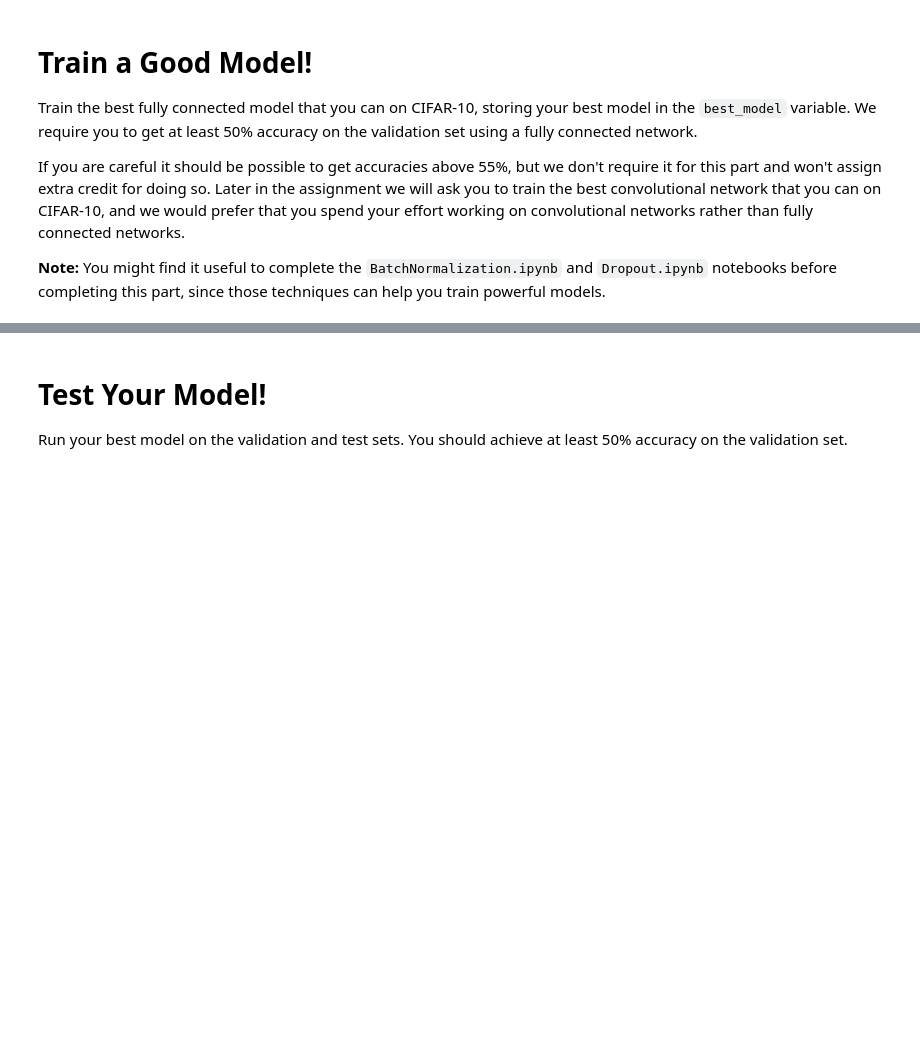
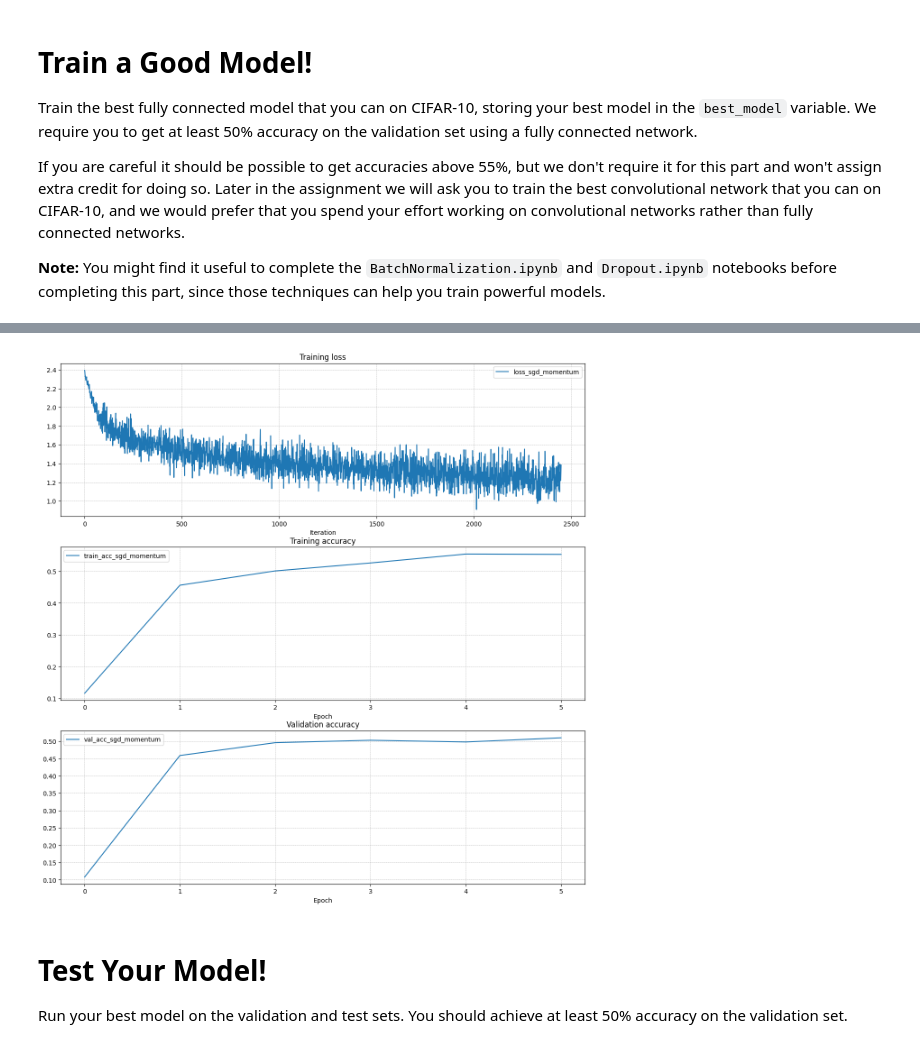
Before and after one commit to Huanhuan-Jiang/stanford-cs231n, a Jupyter notebook: assignments/assignment2/FullyConnectedNets.ipynb, the cells around one changed output, grey strips where cells are left out. Saved outputs shown, nothing was run; the diff lists cells and outputs as text; code cells hidden in the pictures; blank space fills up the shorter version.

```diff
--- a/assignments/assignment2/FullyConnectedNets.ipynb
+++ b/assignments/assignment2/FullyConnectedNets.ipynb
@@ -497,49 +499,65 @@ best_model = None
 # *****START OF YOUR CODE (DO NOT DELETE/MODIFY THIS LINE)*****
 
 input_size = 32 * 32 * 3
-hidden_size = 256
-num_classes = 10
-model = TwoLayerNet(input_size, hidden_size, num_classes)
-solver = None
+hidden_dims = [100, 100, 100, 100, 100]
+num_classes = data["y_val"].shape
+num_epochs = 10
+lr = 1e-4
 
-hidden_sizes = [128, 256]
-num_epochs_ = [40]
-learning_rates = [2e-3]
-regularization_strengths = [0, 1.0]
+dropout_keep_ratio=0.25
+weight_scale=0.05
+reg=0
 
-for hidden_size in hidden_sizes:
-    for num_epochs in num_epochs_:
-        for lr in learning_rates:
-            for reg in regularization_strengths:
-                print('Running a hidden_size of: %d, a num_epoch of: %d, a learning_rate of %f, and a regularization_strength of %f'%
-                      (hidden_size, num_epochs, lr, reg))
-                model = TwoLayerNet(input_size, hidden_size, num_classes, reg=reg)
-                solver = Solver(model, data,
-                                update_rule='sgd',
-                                optim_config={
-                                'learning_rate': lr,
-                                },
-                                lr_decay=0.95,
-                                num_epochs=num_epochs, batch_size=200,
-                                print_every=100,
-                                verbose = False)
-                solver.train()
+lr_decay=0.95
+batch_size=200
 
-                current_max_val_accuracy = max(solver.val_acc_history)
-                print('Current validation accuracy is %f'% current_max_val_accuracy)
+solvers = {}
 
-                if current_max_val_accuracy > max_val_accuracy:
-                    best_model = model
-                    max_val_accuracy = current_max_val_accuracy
-                    best_hidden_size = hidden_size
-                    best_num_epoch = num_epochs
-                    best_learning_rate = lr
-                    best_reg = reg
+update_rule = 'sgd_momentum'
+print('Running with ', update_rule)
+model = FullyConnectedNet(
+        [100, 100, 100, 100, 100],
+        weight_scale=5e-2,
+        dropout_keep_ratio=dropout_keep_ratio,
+        normalization='batchnorm'
+    )
 
-print('The best_model\'s validation accuracy is %f with a hidden size of: %d, a num_epoch of: %d, a learning_rate of %f, and a regularization_strength of %f' %
-          (max_val_accuracy, best_hidden_size, best_num_epoch, best_learning_rate, best_reg)) # Goal: 48%. Best can be over 52%
+solver = Solver(
+        model,
+        data,
+        num_epochs=5,
+        batch_size=100,
+        update_rule=update_rule,
+        optim_config={'learning_rate': 5e-3},
+        verbose=True,
+    )
+solver.train()
+
+fig, axes = plt.subplots(3, 1, figsize=(15, 15))
+
+axes[0].set_title('Training loss')
+axes[0].set_xlabel('Iteration')
+axes[1].set_title('Training accuracy')
+axes[1].set_xlabel('Epoch')
+axes[2].set_title('Validation accuracy')
+axes[2].set_xlabel('Epoch')
+
+
+axes[0].plot(solver.loss_history, label=f"loss_{update_rule}")
+axes[1].plot(solver.train_acc_history, label=f"train_acc_{update_rule}")
+axes[2].plot(solver.val_acc_history, label=f"val_acc_{update_rule}")
+
+for ax in axes:
+    ax.legend(loc="best", ncol=4)
+    ax.grid(linestyle='--', linewidth=0.5)
+
+plt.show()
+
+#print('The model's validation accuracy is %f with a hidden_dims of: %d, a num_epoch of: %d, a learning_rate of %f, and a regularization_strength of %f' %
+ #         (max_val_accuracy, best_hidden_size, best_num_epoch, best_learning_rate, best_reg)) # Goal: 48%. Best can be over 52%
 
 # *****END OF YOUR CODE (DO NOT DELETE/MODIFY THIS LINE)*****
 ################################################################################
 #                              END OF YOUR CODE                                #
 ################################################################################
+# %% [output]
@@ -546,3 +581,4 @@ print('The best_model\'s validation accuracy is %f with a hidden size of: %d, a
+[figure, added]
 # %% [markdown]
 # Test Your Model!
 Run your best model on the validation and test sets. You should achieve at least 50% accuracy on the validation set.
```
Also changed, not shown: parts of 5 cells of this notebook, 8 other files.
